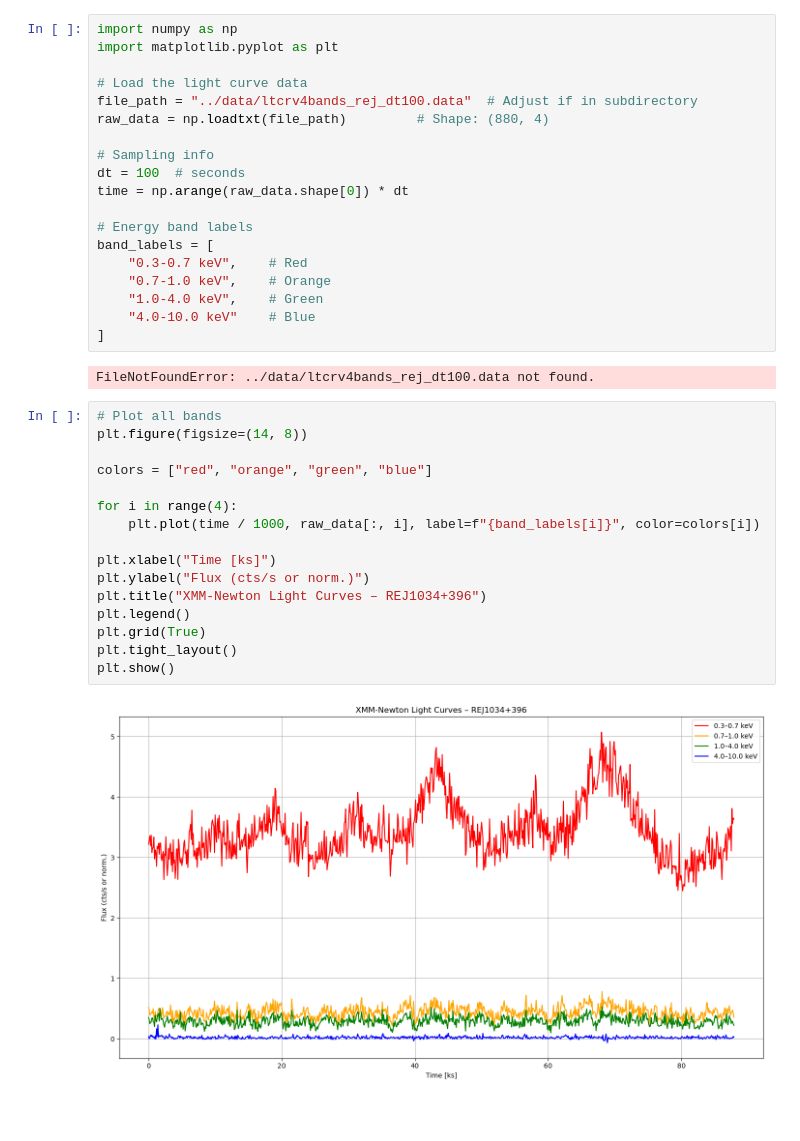
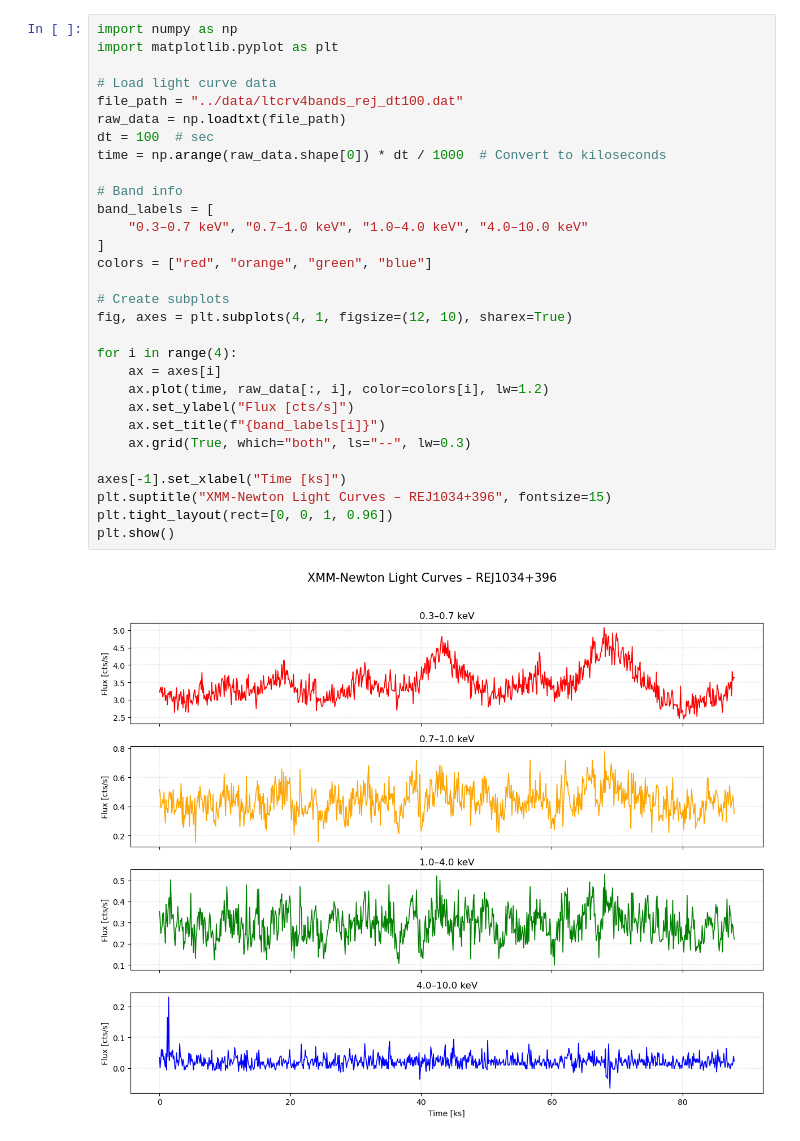
Before and after one commit to sravanth-space/ds_project, a Jupyter notebook: utils/real_data_from_supervisor.ipynb, the cells around one changed output. Saved outputs shown, nothing was run; the diff lists cells and outputs as text; blank space fills up the shorter version.

```diff
--- a/utils/real_data_from_supervisor.ipynb
+++ b/utils/real_data_from_supervisor.ipynb
@@ -1,39 +40,32 @@
 # %%
 import numpy as np
 import matplotlib.pyplot as plt
 
-# Load the light curve data
-file_path = "../data/ltcrv4bands_rej_dt100.data"  # Adjust if in subdirectory
-raw_data = np.loadtxt(file_path)         # Shape: (880, 4)
+# Load light curve data
+file_path = "../data/ltcrv4bands_rej_dt100.dat"
+raw_data = np.loadtxt(file_path)
+dt = 100  # sec
+time = np.arange(raw_data.shape[0]) * dt / 1000  # Convert to kiloseconds
 
-# Sampling info
-dt = 100  # seconds
-time = np.arange(raw_data.shape[0]) * dt
+# Band info
+band_labels = [
+    "0.3–0.7 keV", "0.7–1.0 keV", "1.0–4.0 keV", "4.0–10.0 keV"
+]
+colors = ["red", "orange", "green", "blue"]
 
-# Energy band labels
-band_labels = [
-    "0.3-0.7 keV",    # Red
-    "0.7-1.0 keV",    # Orange
-    "1.0-4.0 keV",    # Green
-    "4.0-10.0 keV"    # Blue
-]
+# Create subplots
+fig, axes = plt.subplots(4, 1, figsize=(12, 10), sharex=True)
+
+for i in range(4):
+    ax = axes[i]
+    ax.plot(time, raw_data[:, i], color=colors[i], lw=1.2)
+    ax.set_ylabel("Flux [cts/s]")
+    ax.set_title(f"{band_labels[i]}")
+    ax.grid(True, which="both", ls="--", lw=0.3)
+
+axes[-1].set_xlabel("Time [ks]")
+plt.suptitle("XMM-Newton Light Curves – REJ1034+396", fontsize=15)
+plt.tight_layout(rect=[0, 0, 1, 0.96])
+plt.show()
 # %% [output]
-FileNotFoundError: ../data/ltcrv4bands_rej_dt100.data not found.
+[figure, added]
-# %%
-# Plot all bands
-plt.figure(figsize=(14, 8))
-
-colors = ["red", "orange", "green", "blue"]
-
-for i in range(4):
-    plt.plot(time / 1000, raw_data[:, i], label=f"{band_labels[i]}", color=colors[i])
-
-plt.xlabel("Time [ks]")
-plt.ylabel("Flux (cts/s or norm.)")
-plt.title("XMM-Newton Light Curves – REJ1034+396")
-plt.legend()
-plt.grid(True)
-plt.tight_layout()
-plt.show()
-# %% [output]
-[figure, removed]
```
Also changed, not shown: parts of 2 cells of this notebook, 57 other files.
